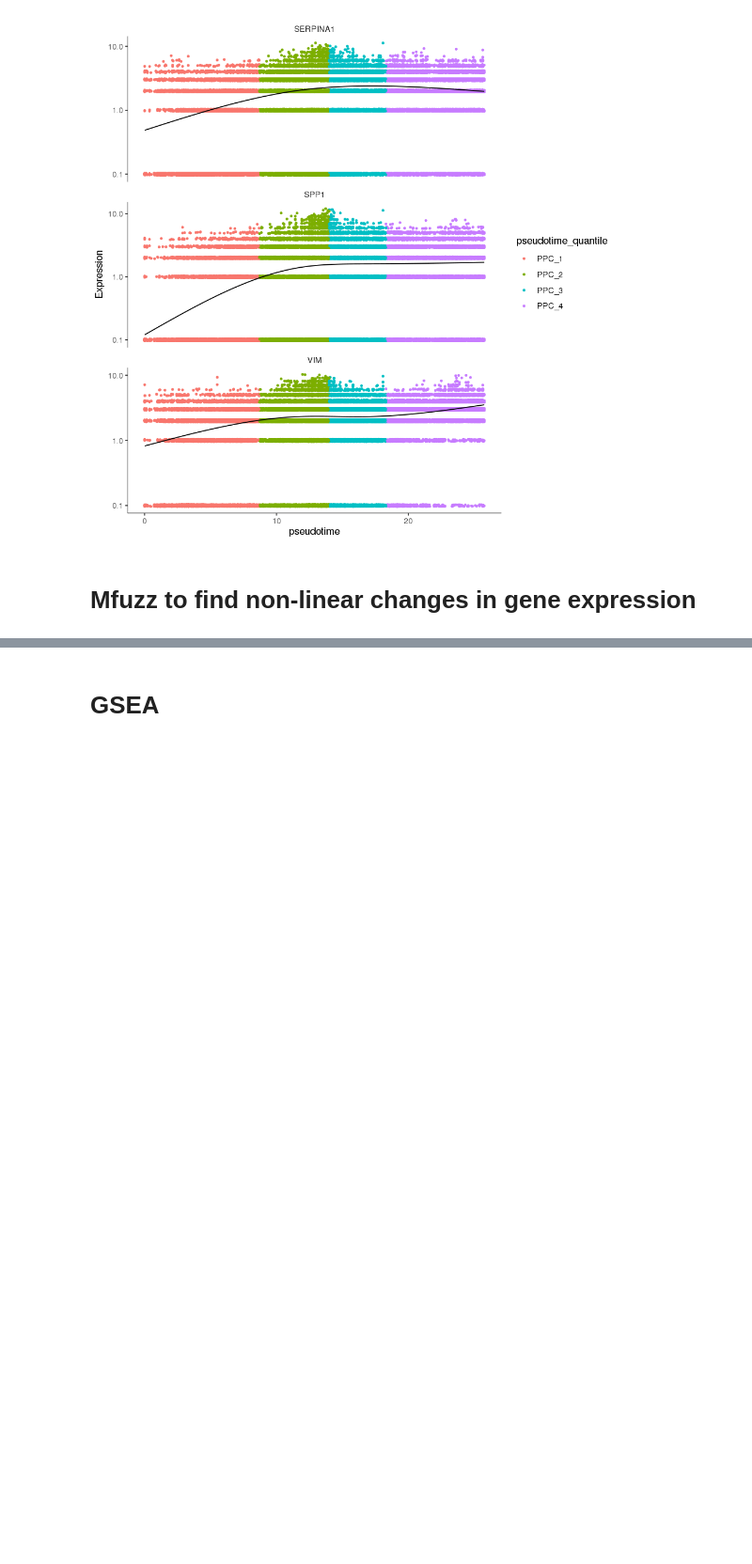
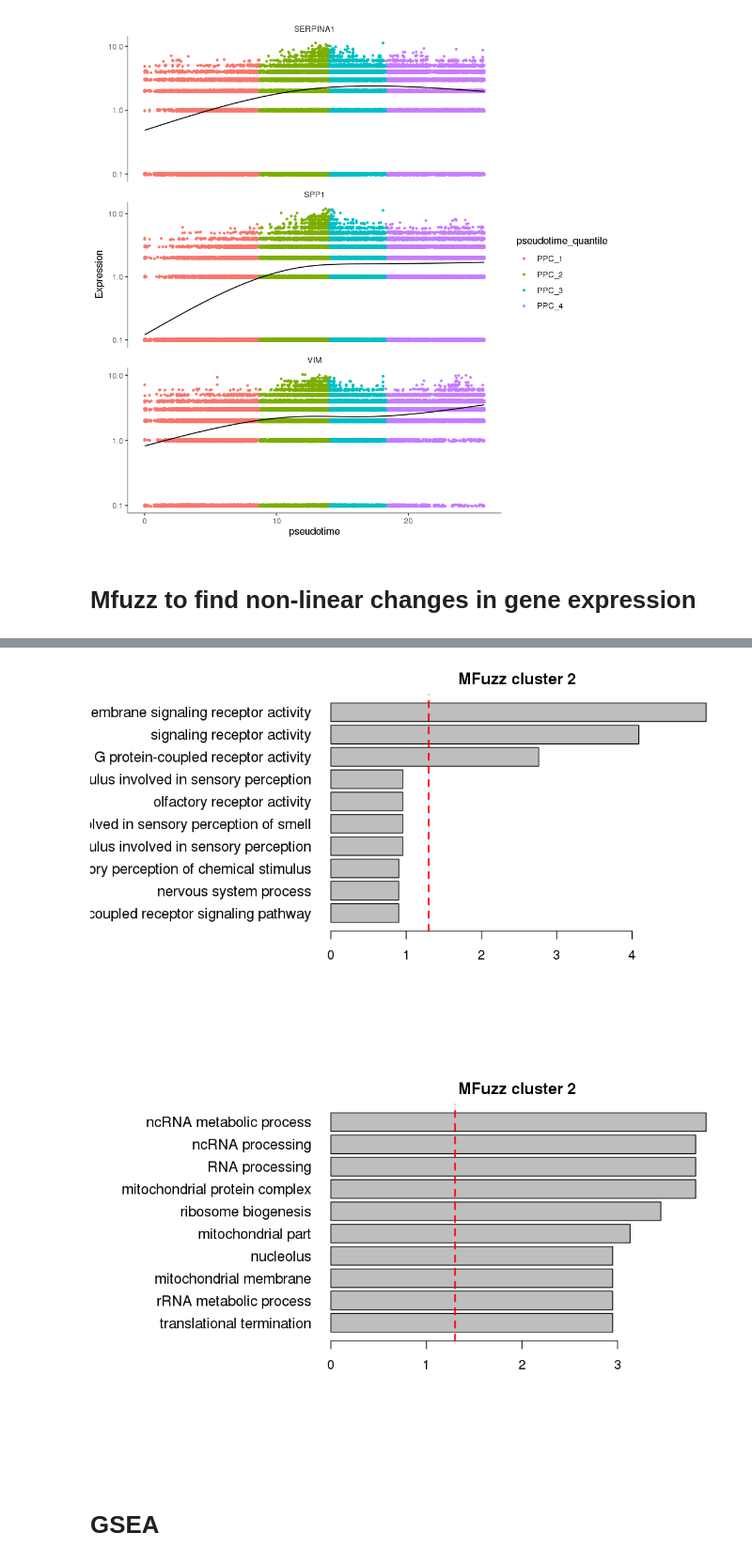
Before and after one commit to mkrdonovan/pancreatic_progenitor_singlecell, a Jupyter notebook: 0.6_PPC_GO_analysis.ipynb, the cells around one changed output, grey strips where cells are left out. Shown at 94% size. Cells and saved outputs as stored; diff of their text form; code cells hidden in the pictures; blank space fills up the shorter version.

```diff
--- a/0.6_PPC_GO_analysis.ipynb
+++ b/0.6_PPC_GO_analysis.ipynb
@@ -438,3 +540,10 @@ write.table(expressionBinned2model2mfuzz, "/projects/PPC/analysis/ppc_pilot/data
+# %%
+options(repr.plot.width = 8, repr.plot.height = 5)
+plot_go_barplots(gowall2, "MFuzz cluster 2")
+plot_go_barplots(gowall6, "MFuzz cluster 2")
+# %% [output]
+[figure, added]
+[figure, added]
 # %% [markdown]
 # GSEA
 # %%
```
Also changed, not shown: parts of 25 cells of this notebook, 4 other files.
